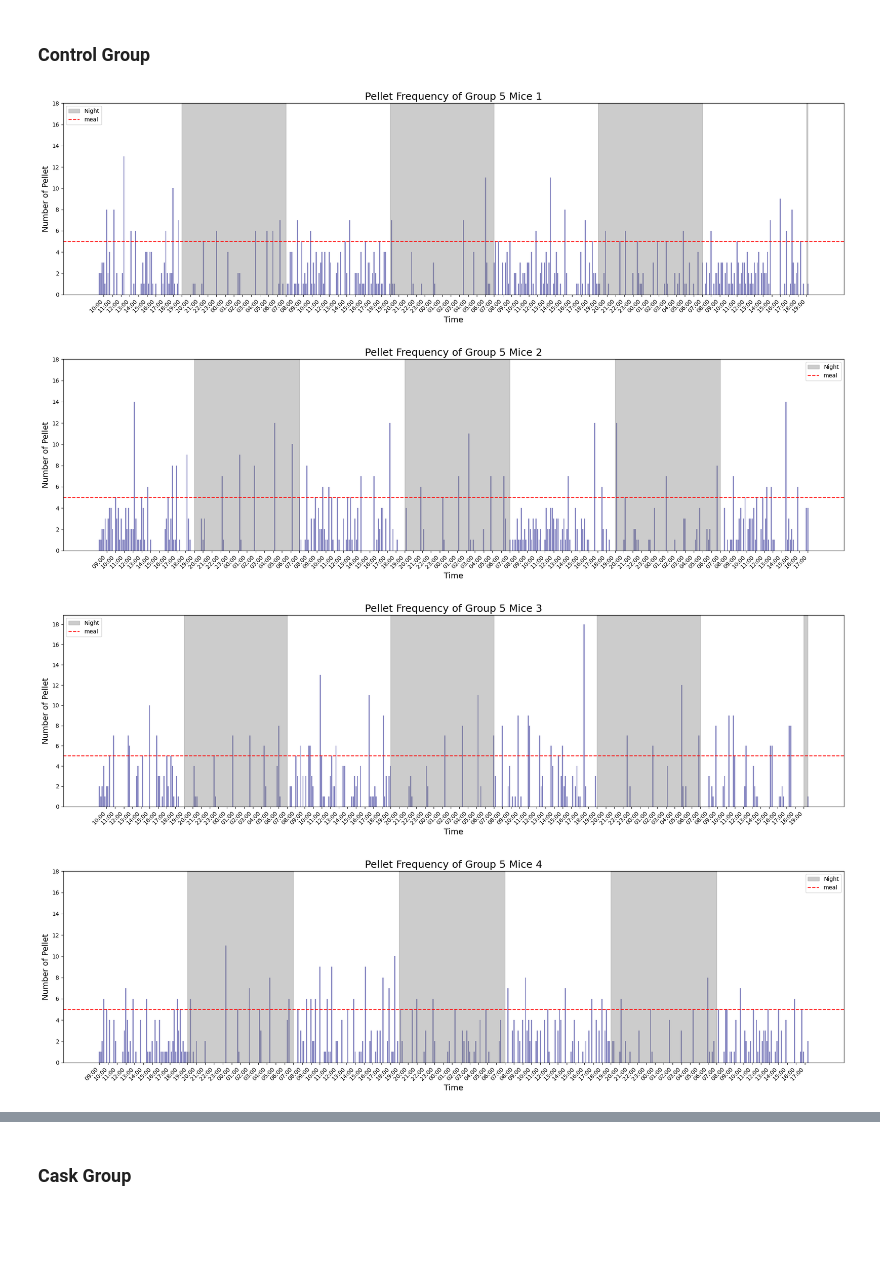
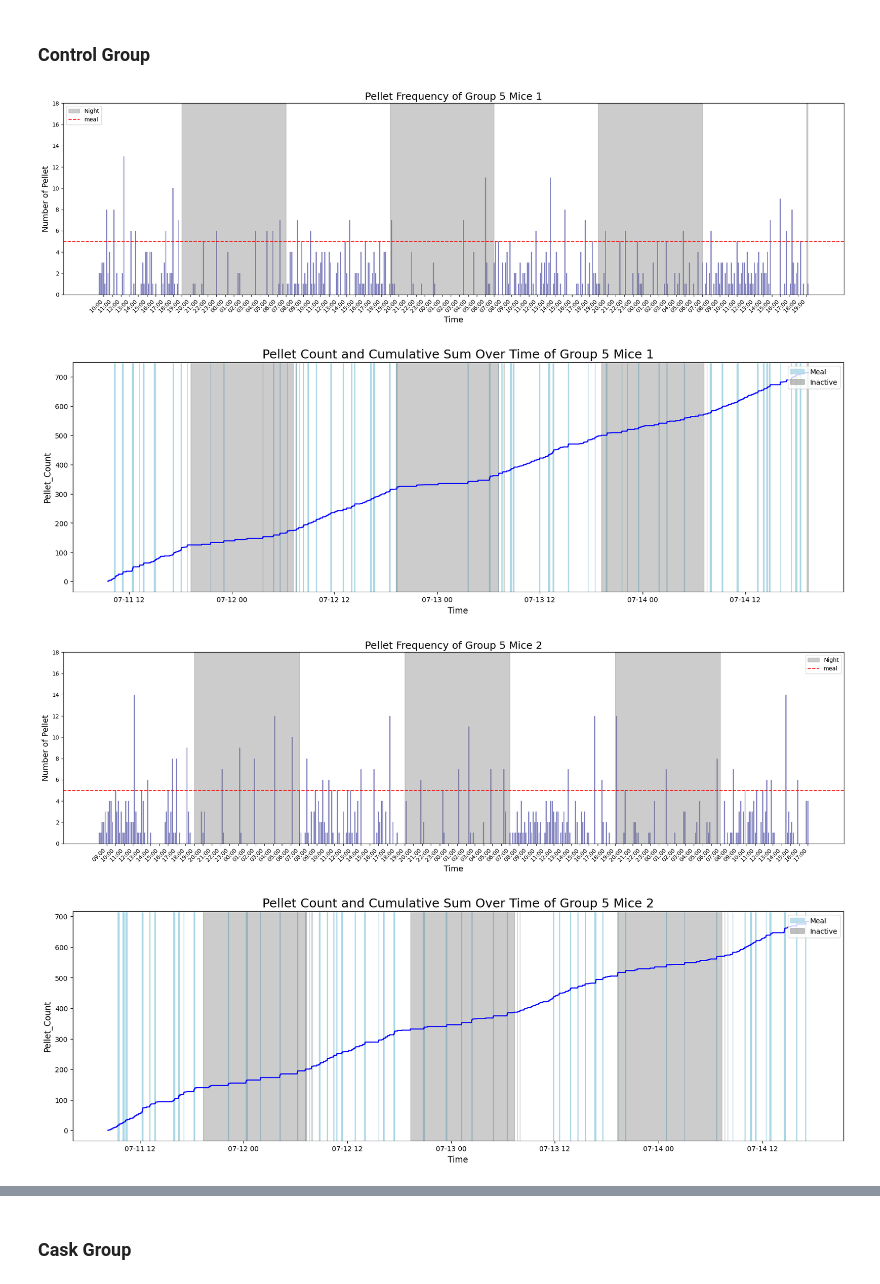
Before and after one commit to ftlabucsd/FEDUPP, a Jupyter notebook: Flip_meal.ipynb, the cells around one changed output, grey strips where cells are left out. Saved outputs shown, nothing was run; the diff lists cells and outputs as text; code cells hidden in the pictures; blank space fills up the shorter version.

```diff
--- a/Flip_meal.ipynb
+++ b/Flip_meal.ipynb
@@ -26,18 +26,18 @@ flip_cask_meal_count
 ### Control Group
 # %%
 ctrl_avg_interval = []
-ctrl_deviation = []
-ctrl_meal_proportion_dark = []
+ctrl_dark_meals = []
 for path in paths.contigency_flip_ctrl:
     data = ml.process_csv(path)
+    meal = ml.find_meals(data)
     group = ml.pellet_flip(data)
     bhv, num = tl.get_bhv_num(path)
     ctrl_avg_interval.append(ml.average_pellet(group))
-    ctrl_deviation.append(ml.calculate_deviation(group))
-    ctrl_meal_proportion_dark.append(ml.pellet_dark(group))
+    ctrl_dark_meals.append(ml.inactive_meal(meal))
     ml.graph_pellet_frequency(group, bhv, num)
+    ml.graphing_cum_count(data, meal, bhv, num, flip=True)
 # %% [output]
 [figure]
-[figure, old version]
+[figure, new version]
-[figure, old version]
+[figure, new version]
-[figure, old version]
+[figure, new version]
```
Also changed, not shown: parts of 19 cells of this notebook, 6 other files.
